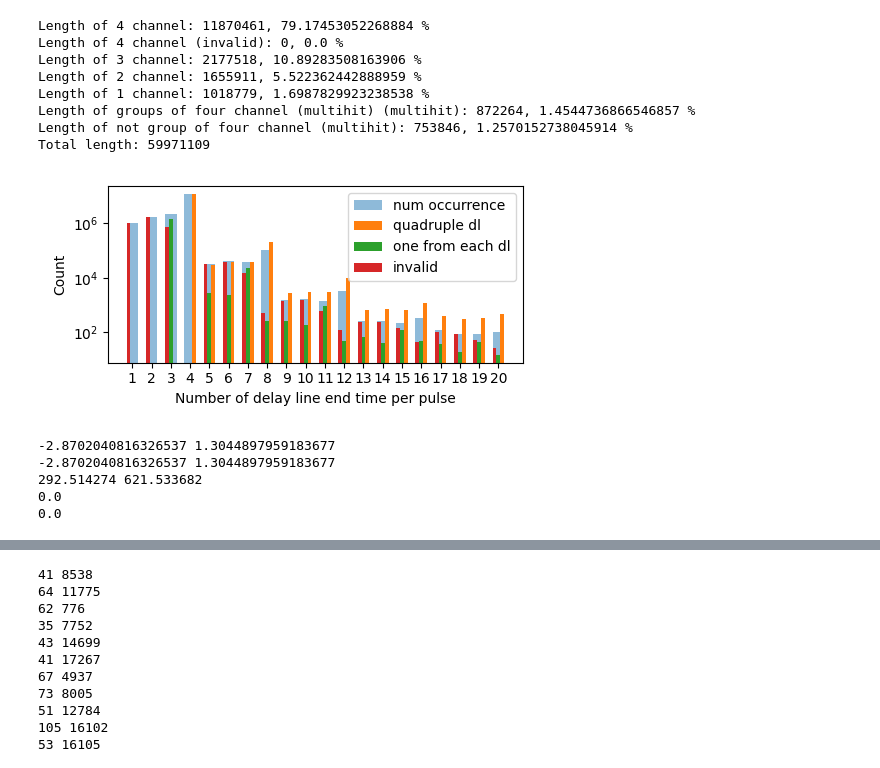
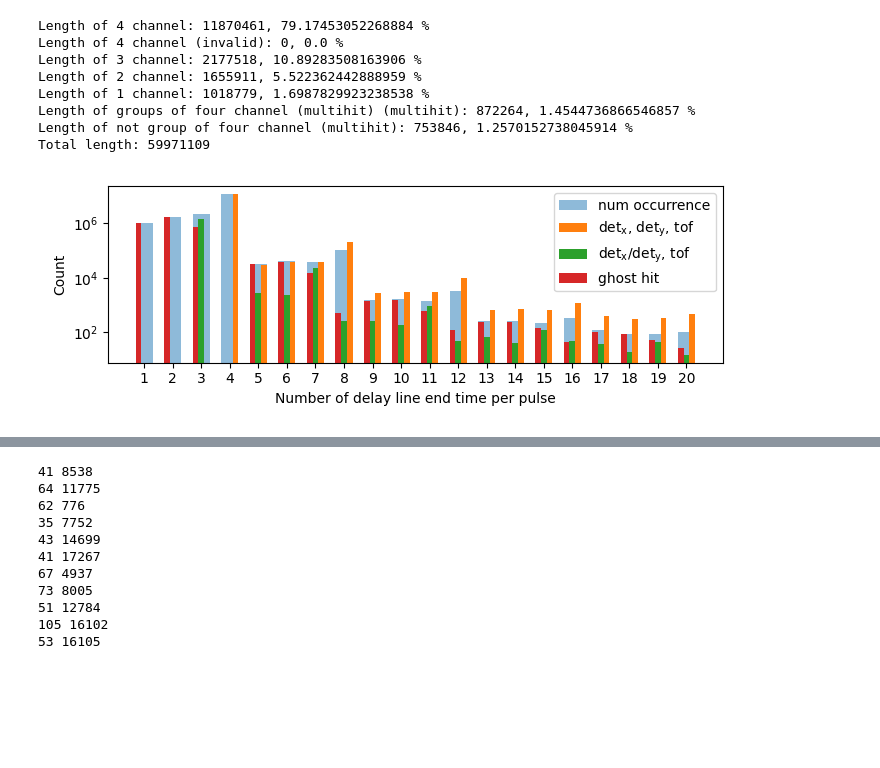
Before and after one commit to mmonajem/pyoxcart, a Jupyter notebook: pyccapt/calibration/tutorials/jupyter_files/raw_data_analysis.ipynb, the cells around one changed output, grey strips where cells are left out. Drawn from its saved outputs; the diff is of its cells as text; code cells hidden in the pictures; blank space fills up the shorter version.

Commit message:
raw data

```diff
--- a/pyccapt/calibration/tutorials/jupyter_files/raw_data_analysis.ipynb
+++ b/pyccapt/calibration/tutorials/jupyter_files/raw_data_analysis.ipynb
@@ -468,68 +468,35 @@ for x in result_total:
 # lengths_all, counts_all = zip(*sorted_lengths)
 bins = np.arange(1, 500)
 channel_lengths_arr = np.array(list(channel_lengths.values()))
 channel_lengths_event_valid_arr = np.array(list(channel_lengths_event_valid.values()))
 channel_lengths_tof_valid_arr = np.array(list(channel_lengths_tof_valid.values()))
 channel_lengths_invalid_arr = np.array(list(channel_lengths_invalid.values()))
 
 index = 20
 channel_lengths_arr = channel_lengths_arr[:index]
 channel_lengths_event_valid_arr = channel_lengths_event_valid_arr[:index]
 channel_lengths_tof_valid_arr = channel_lengths_tof_valid_arr[:index]
 channel_lengths_invalid_arr = channel_lengths_invalid_arr[:index]
 
 # Define the width of the bars
 width = 0.2
-fig, ax = plt.subplots(figsize=(5,2.5))
+fig, ax = plt.subplots(figsize=(7,2.5))
 # Plot bar charts for all arrays
 plt.bar(bins[:index], channel_lengths_arr, width=width*3, label='num occurrence', alpha=0.5)
-plt.bar(bins[:index] + width, channel_lengths_event_valid_arr, width=width, label='quadruple dl')
-plt.bar(bins[:index], channel_lengths_tof_valid_arr, width=width, label='one from each dl')
-plt.bar(bins[:index] - width, channel_lengths_invalid_arr, width=width, label='invalid')
+plt.bar(bins[:index] + width, channel_lengths_event_valid_arr, width=width, label=r'$\mathrm{det_x}$, $\mathrm{det_y}$, tof')
+plt.bar(bins[:index], channel_lengths_tof_valid_arr, width=width, label=r'$\mathrm{det_x/det_y}$, tof')
+plt.bar(bins[:index] - width, channel_lengths_invalid_arr, width=width, label='ghost hit')
 
 ax.set_xlabel('Number of delay line end time per pulse', fontsize=10)
 plt.xticks(bins[:index], [str(i) for i in range(1, index+1)])
 ax.set_ylabel('Count', fontsize=10)
 ax.set_yscale('log')
 plt.legend(loc='upper right')
 plt.tight_layout()
 from matplotlib import rcParams
 rcParams['svg.fonttype'] = 'none'
 plt.savefig("raw_stat.svg", format="svg", dpi=600)
 plt.savefig("raw_stat.png", format="png", dpi=600)
 plt.show()
 # %% [output]
-[figure, old version]
+[figure, new version]
-# %%
-time_data_tmp = [ 9787, 11545, 11060, 10261, 21775, 23533, 23060, 22261]
-index = 0
-xx_dif = time_data_tmp[index*4 + 1] - time_data_tmp[index*4 + 0]
-yy_dif = time_data_tmp[index*4 + 3] - time_data_tmp[index*4 + 2]
-time = time_data_tmp[index*4 + 0] + time_data_tmp[index*4 + 1] + time_data_tmp[index*4 + 2] + time_data_tmp[index*4 + 3]
-xx_dif = -0.5*xx_dif + 1225
-yy_dif = -0.5*yy_dif + 1225
-time_1 = time * TOFFACTOR
-xx_dif_1 = (((xx_dif - XYBINSHIFT) * XYFACTOR) * 0.1)
-yy_dif_1 = (((yy_dif - XYBINSHIFT) * XYFACTOR) * 0.1)
-
-index = 1
-xx_dif = time_data_tmp[index*4 + 1] - time_data_tmp[index*4 + 0]
-yy_dif = time_data_tmp[index*4 + 3] - time_data_tmp[index*4 + 2]
-time = time_data_tmp[index*4 + 0] + time_data_tmp[index*4 + 1] + time_data_tmp[index*4 + 2] + time_data_tmp[index*4 + 3]
-xx_dif = -0.5*xx_dif + 1225
-yy_dif = -0.5*yy_dif + 1225
-time_2 = time * TOFFACTOR
-xx_dif_2 = (((xx_dif - XYBINSHIFT) * XYFACTOR) * 0.1)
-yy_dif_2 = (((yy_dif - XYBINSHIFT) * XYFACTOR) * 0.1)
-
-print(xx_dif_1, yy_dif_1)
-print(xx_dif_2, yy_dif_2)
-print(time_1, time_2)
-print(abs(xx_dif_1 - xx_dif_2))
-print(abs(yy_dif_1 - yy_dif_2))
-# %% [output]
--2.8702040816326537 1.3044897959183677
--2.8702040816326537 1.3044897959183677
-292.514274 621.533682
-0.0
-0.0
```
Also changed, not shown: parts of 12 cells of this notebook, 5 other files.
